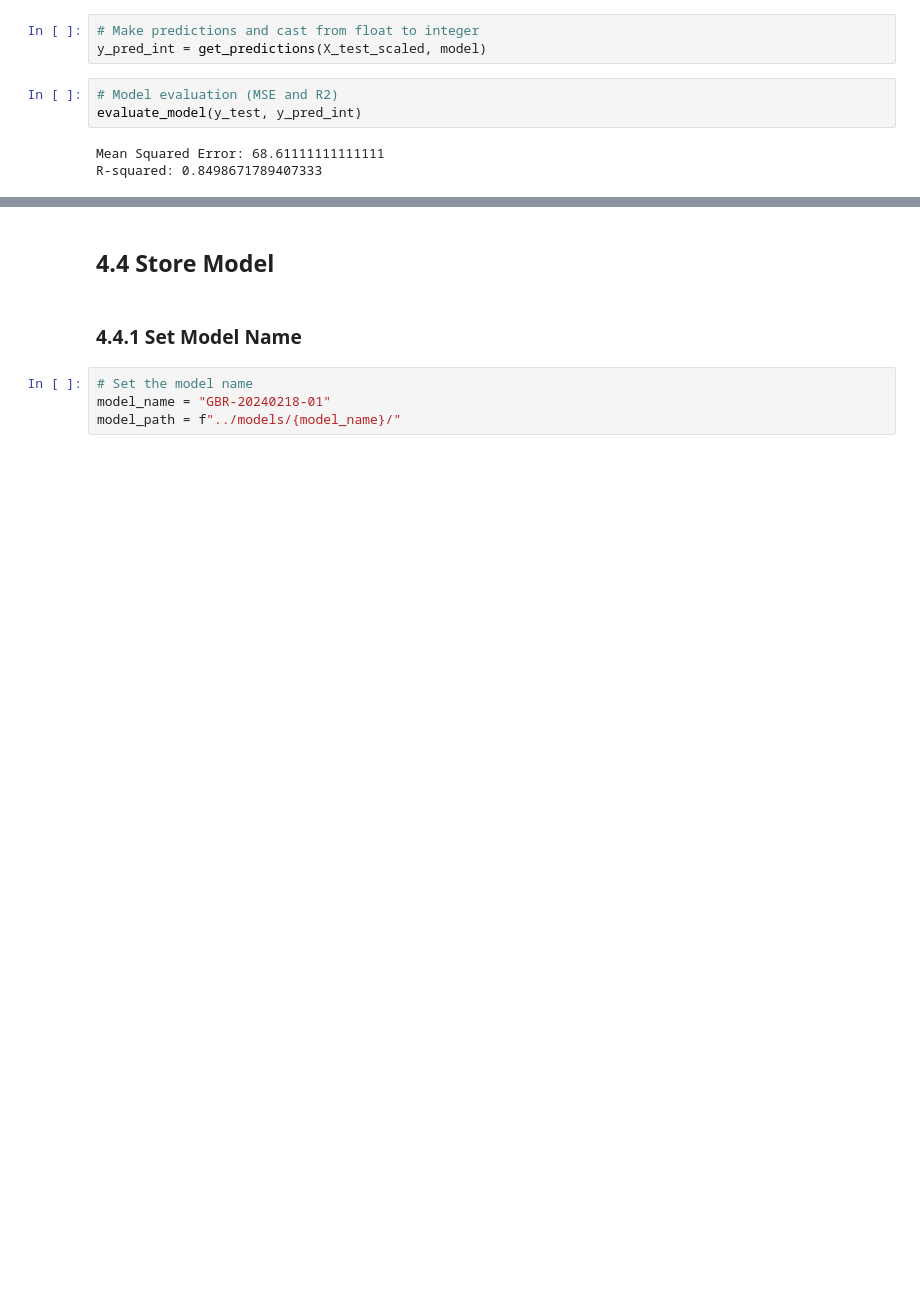
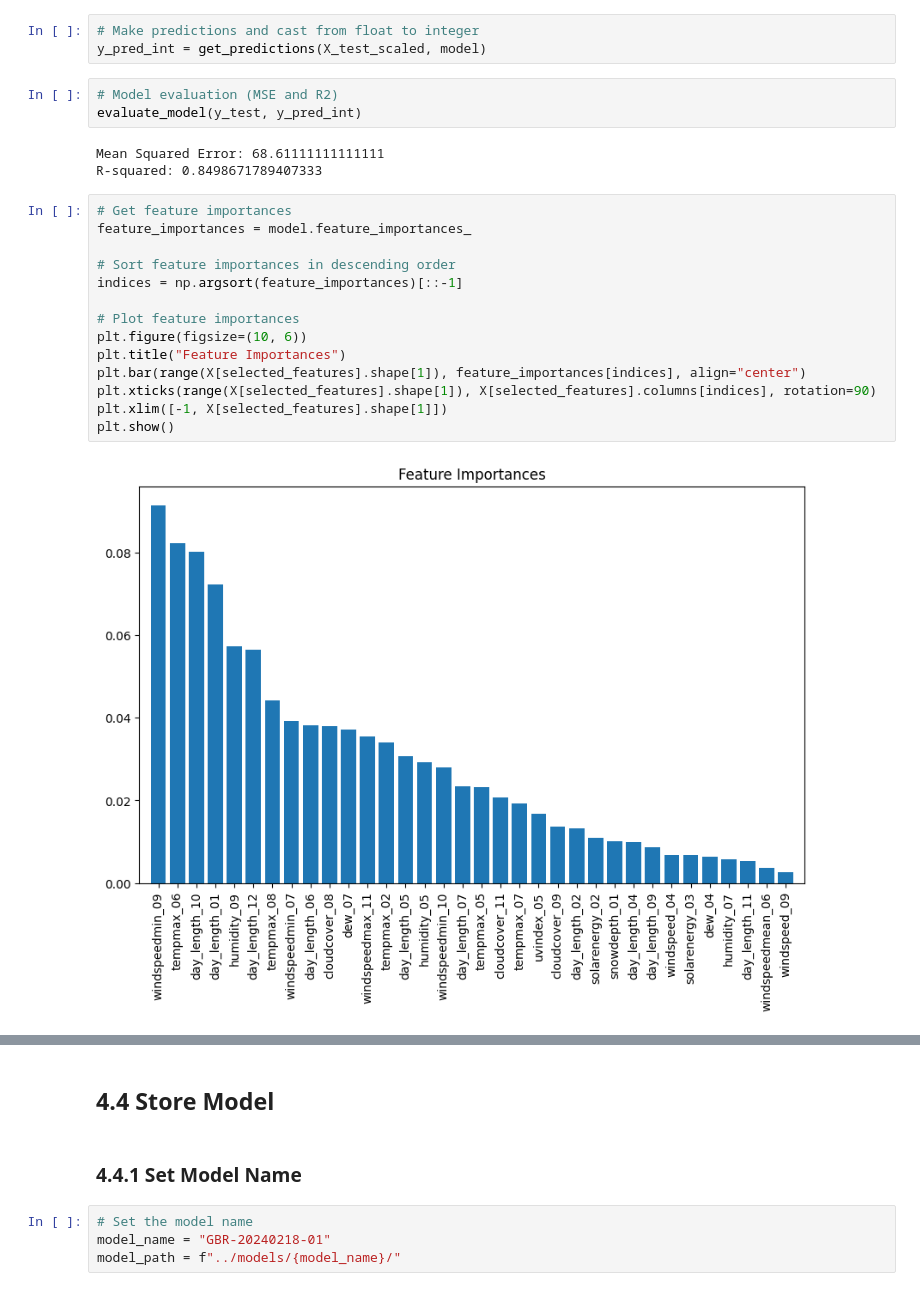
Before and after one commit to SimonAytes/cherry-blossom, a Jupyter notebook: notebooks/4-ConstructModel.ipynb, the cells around one changed output, grey strips where cells are left out. Drawn from its saved outputs; the diff is of its cells as text; blank space fills up the shorter version.

```diff
--- a/notebooks/4-ConstructModel.ipynb
+++ b/notebooks/4-ConstructModel.ipynb
@@ -171,3 +171,19 @@ evaluate_model(y_test, y_pred_int)
 # %% [output]
 Mean Squared Error: 68.61111111111111
 R-squared: 0.8498671789407333
+# %%
+# Get feature importances
+feature_importances = model.feature_importances_
+
+# Sort feature importances in descending order
+indices = np.argsort(feature_importances)[::-1]
+
+# Plot feature importances
+plt.figure(figsize=(10, 6))
+plt.title("Feature Importances")
+plt.bar(range(X[selected_features].shape[1]), feature_importances[indices], align="center")
+plt.xticks(range(X[selected_features].shape[1]), X[selected_features].columns[indices], rotation=90)
+plt.xlim([-1, X[selected_features].shape[1]])
+plt.show()
+# %% [output]
+[figure, added]
```
Also changed, not shown: parts of 2 cells of this notebook, 24 other files.
